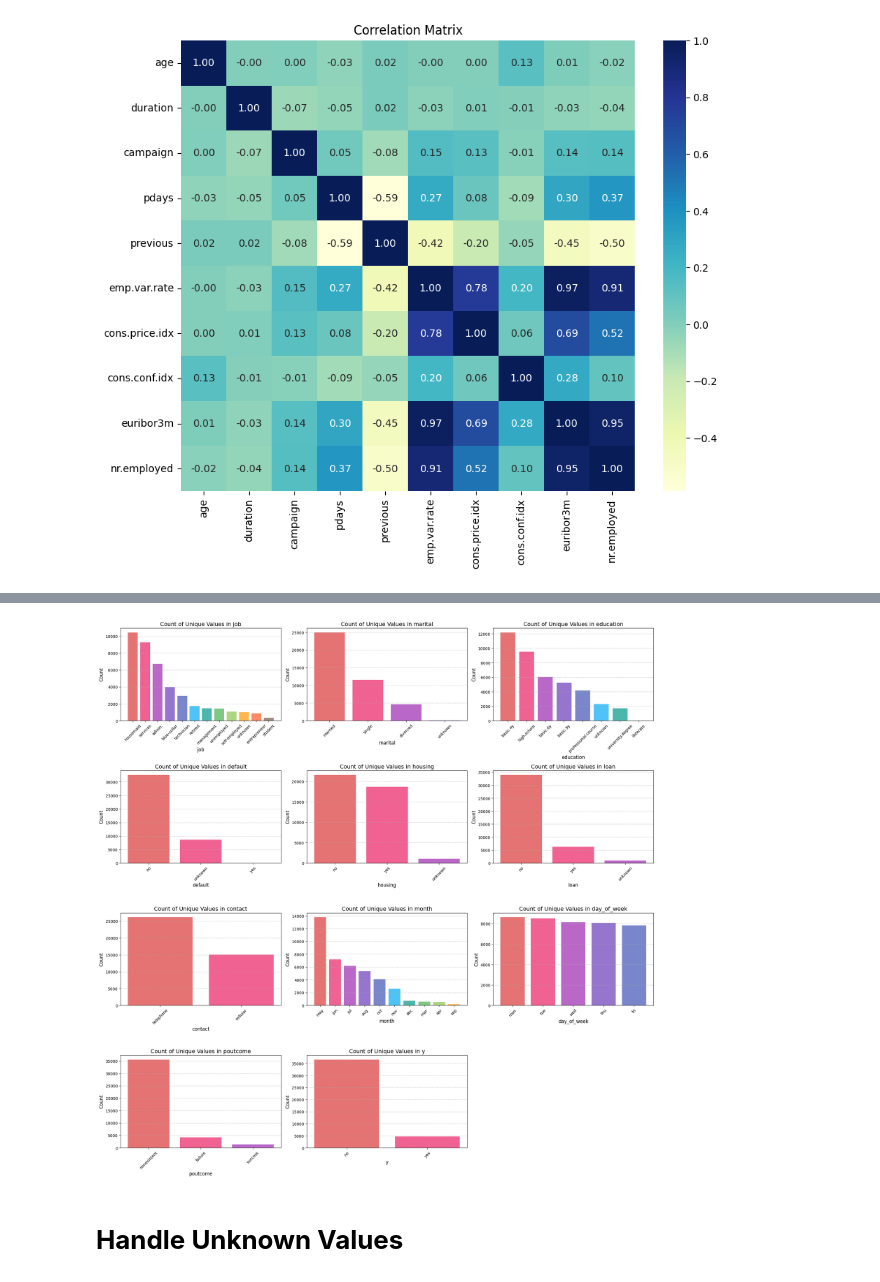
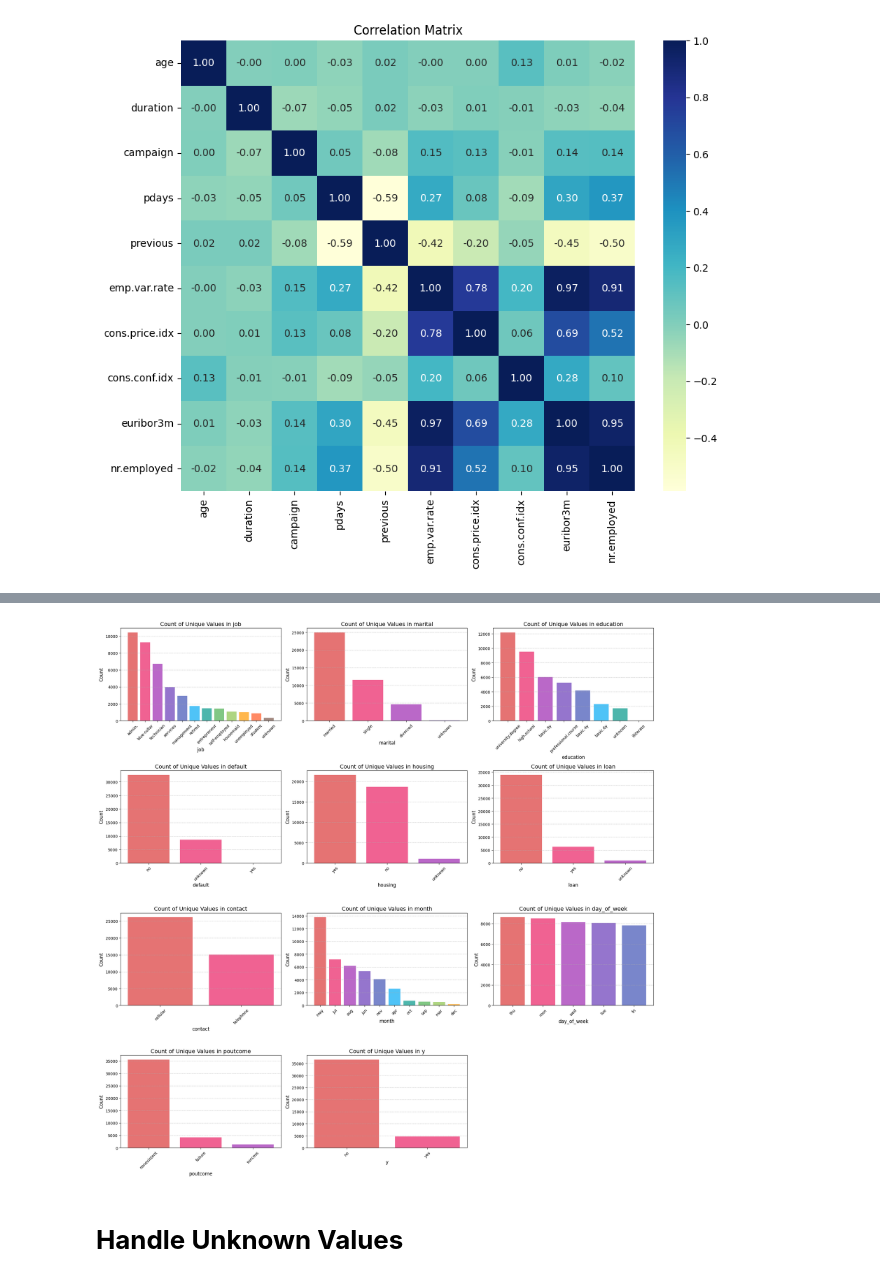
Before and after one commit to mathu3004/Bank_Marketing_MachineLearning_CW, a Jupyter notebook: Bank_Marketing_CM2604.ipynb, the cells around one changed output, grey strips where cells are left out. Drawn from its saved outputs; the diff is of its cells as text; code cells hidden in the pictures.

Commit message:
Correction

```diff
--- a/Bank_Marketing_CM2604.ipynb
+++ b/Bank_Marketing_CM2604.ipynb
@@ -223,24 +232,21 @@ plt.show()
 # %% [output]
 [figure]
 # %%
-#Histogram of Numerical Variables
-# A list of colors for the histograms
+# Histogram of Numerical Variables
 hist_colors = ['blue', 'orange', 'green', 'red', 'purple', 'brown', 'pink', 'gray', 'olive', 'cyan']
-
-# A background color
 background_color = '#f0f0f0'
 
 # Number of plots per row
-plots_per_row = 5
+plots_per_row = 4
 
 # Total number of plots
 total_plots = len(numerical_data.columns)
 
-# Calculate number of rows needed
+# Number of rows needed
 rows = math.ceil(total_plots / plots_per_row)
 
 # Create subplots
-fig, axes = plt.subplots(rows, plots_per_row, figsize=(20, 5 * rows))
+fig, axes = plt.subplots(rows, plots_per_row, figsize=(25, 5 * rows))
 axes = axes.flatten()  # Flatten axes for easy indexing
 
 # Iterate over numerical columns and create histograms
@@ -261,6 +267,5 @@ plt.show()
 # %%
-#Distribution of Categorical Variables
-# Define a list of 12 distinct colors
+# Bar Chart for Categorical Variables
 colors_12 = ['#E57373', '#F06292', '#BA68C8', '#9575CD', '#7986CB',
              '#4FC3F7', '#4DB6AC', '#81C784', '#AED581', '#FFB74D',
              '#FF8A65', '#A1887F']
@@ -272,38 +277,40 @@ def plot_categorical_counts_with_limited_colors(data, categorical_cols, plots_pe
     fig, axes = plt.subplots(rows, plots_per_row, figsize=(20, 5 * rows))
     axes = axes.flatten()  # Flatten axes array for easy indexing
 
     for i, col in enumerate(categorical_cols):
         ax = axes[i]
 
+        # Calculate value counts and ensure correct ordering
+        counts = data[col].value_counts()
+        categories = counts.index
+
         # Use the same 12 colors, cycling as needed
-        bar_colors = colors_12[:data[col].nunique()]  # Use only enough colors for unique values
+        bar_colors = colors_12 * (len(categories) // len(colors_12) + 1)
 
         # Plot count bar chart
-        unique_values = data[col].unique()
-        counts = data[col].value_counts()
-        ax.bar(unique_values, counts, color=bar_colors[:len(unique_values)])  # Assign colors manually
+        ax.bar(categories, counts, color=bar_colors[:len(categories)])
 
         # Set plot titles and labels
         ax.set_title(f'Count of Unique Values in {col}', fontsize=14)
         ax.set_xlabel(col, fontsize=12)
         ax.set_ylabel('Count', fontsize=12)
         ax.tick_params(axis='x', rotation=45)
         ax.grid(axis='y', linestyle='--', alpha=0.7)
 
     # Remove empty subplots
     for j in range(total_plots, len(axes)):
         fig.delaxes(axes[j])
 
     plt.tight_layout()
     plt.show()
 
 # Identify categorical columns
 categorical_cols = data.select_dtypes(include=['object']).columns
 
 # Plot count bar charts for all categorical columns with a 12-color palette
 plot_categorical_counts_with_limited_colors(data, categorical_cols)
 # %% [output]
-[figure, old version]
+[figure, new version]
 # %% [markdown]
 # **Handle Unknown Values**
 # %%
```
Also changed, not shown: parts of 17 cells of this notebook.
